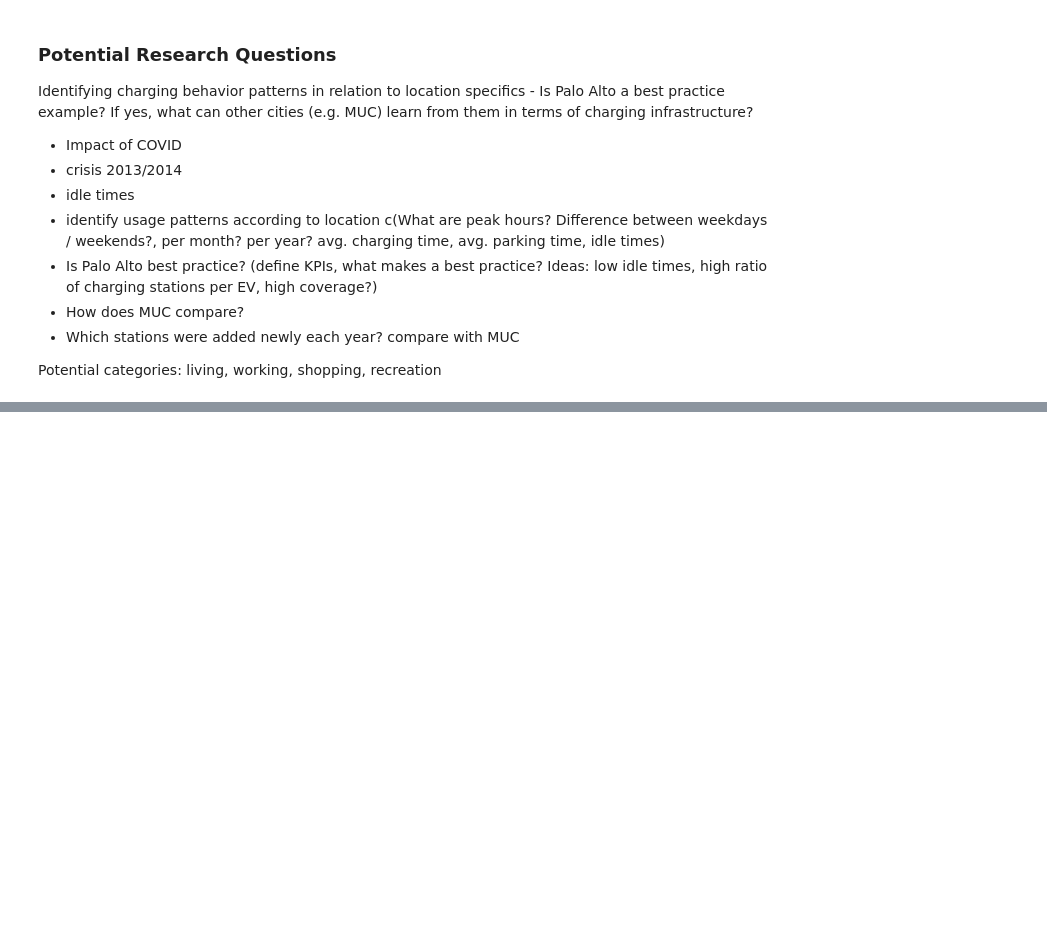
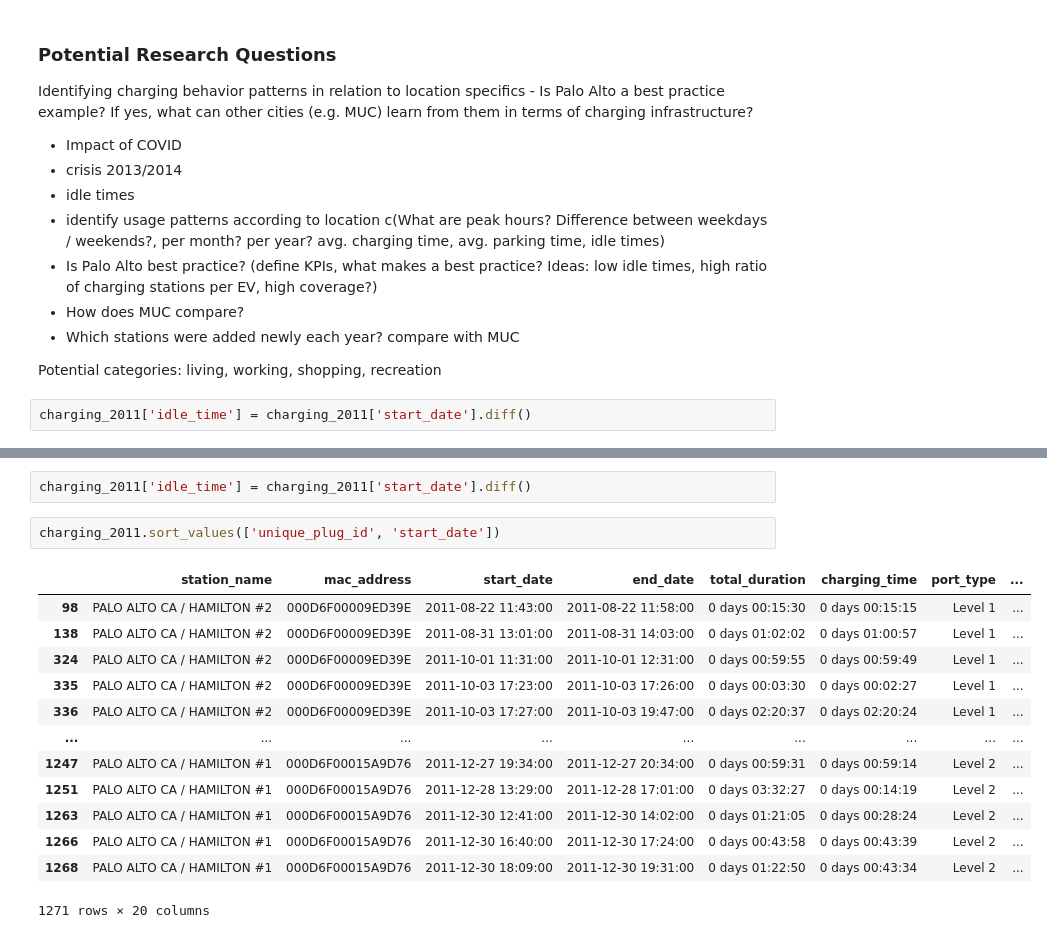
Before and after one commit to ND-Captstone-Magic/capstone_project, a Jupyter notebook: Research.ipynb, the cells around one changed output, grey strips where cells are left out. Cells and saved outputs as stored; diff of their text form; blank space fills up the shorter version.

```diff
--- a/Research.ipynb
+++ b/Research.ipynb
@@ -331,3 +351,5 @@ Identifying charging behavior patterns in relation to location specifics - Is Pa
 * Which stations were added newly each year? compare with MUC
 
 Potential categories: living, working, shopping, recreation
+# %%
+charging_2011['idle_time'] = charging_2011['start_date'].diff()
@@ -333,0 +371,18 @@ Potential categories: living, working, shopping, recreation
+# %%
+charging_2011['idle_time'] = charging_2011['start_date'].diff()
+# %%
+charging_2011.sort_values(['unique_plug_id', 'start_date'])
+# %% [output]
+|  | station_name | mac_address | start_date | end_date | total_duration | charging_time | port_type | ... |
+| 98 | PALO ALTO CA / HAMILTON #2 | 000D6F00009ED39E | 2011-08-22 11:43:00 | 2011-08-22 11:58:00 | 0 days 00:15:30 | 0 days 00:15:15 | Level 1 | ... |
+| 138 | PALO ALTO CA / HAMILTON #2 | 000D6F00009ED39E | 2011-08-31 13:01:00 | 2011-08-31 14:03:00 | 0 days 01:02:02 | 0 days 01:00:57 | Level 1 | ... |
+| 324 | PALO ALTO CA / HAMILTON #2 | 000D6F00009ED39E | 2011-10-01 11:31:00 | 2011-10-01 12:31:00 | 0 days 00:59:55 | 0 days 00:59:49 | Level 1 | ... |
+| 335 | PALO ALTO CA / HAMILTON #2 | 000D6F00009ED39E | 2011-10-03 17:23:00 | 2011-10-03 17:26:00 | 0 days 00:03:30 | 0 days 00:02:27 | Level 1 | ... |
+| 336 | PALO ALTO CA / HAMILTON #2 | 000D6F00009ED39E | 2011-10-03 17:27:00 | 2011-10-03 19:47:00 | 0 days 02:20:37 | 0 days 02:20:24 | Level 1 | ... |
+| ... | ... | ... | ... | ... | ... | ... | ... | ... |
+| 1247 | PALO ALTO CA / HAMILTON #1 | 000D6F00015A9D76 | 2011-12-27 19:34:00 | 2011-12-27 20:34:00 | 0 days 00:59:31 | 0 days 00:59:14 | Level 2 | ... |
+| 1251 | PALO ALTO CA / HAMILTON #1 | 000D6F00015A9D76 | 2011-12-28 13:29:00 | 2011-12-28 17:01:00 | 0 days 03:32:27 | 0 days 00:14:19 | Level 2 | ... |
+| 1263 | PALO ALTO CA / HAMILTON #1 | 000D6F00015A9D76 | 2011-12-30 12:41:00 | 2011-12-30 14:02:00 | 0 days 01:21:05 | 0 days 00:28:24 | Level 2 | ... |
+| 1266 | PALO ALTO CA / HAMILTON #1 | 000D6F00015A9D76 | 2011-12-30 16:40:00 | 2011-12-30 17:24:00 | 0 days 00:43:58 | 0 days 00:43:39 | Level 2 | ... |
+| 1268 | PALO ALTO CA / HAMILTON #1 | 000D6F00015A9D76 | 2011-12-30 18:09:00 | 2011-12-30 19:31:00 | 0 days 01:22:50 | 0 days 00:43:34 | Level 2 | ... |
+1271 rows × 20 columns
```
Also changed, not shown: parts of 4 cells of this notebook.
